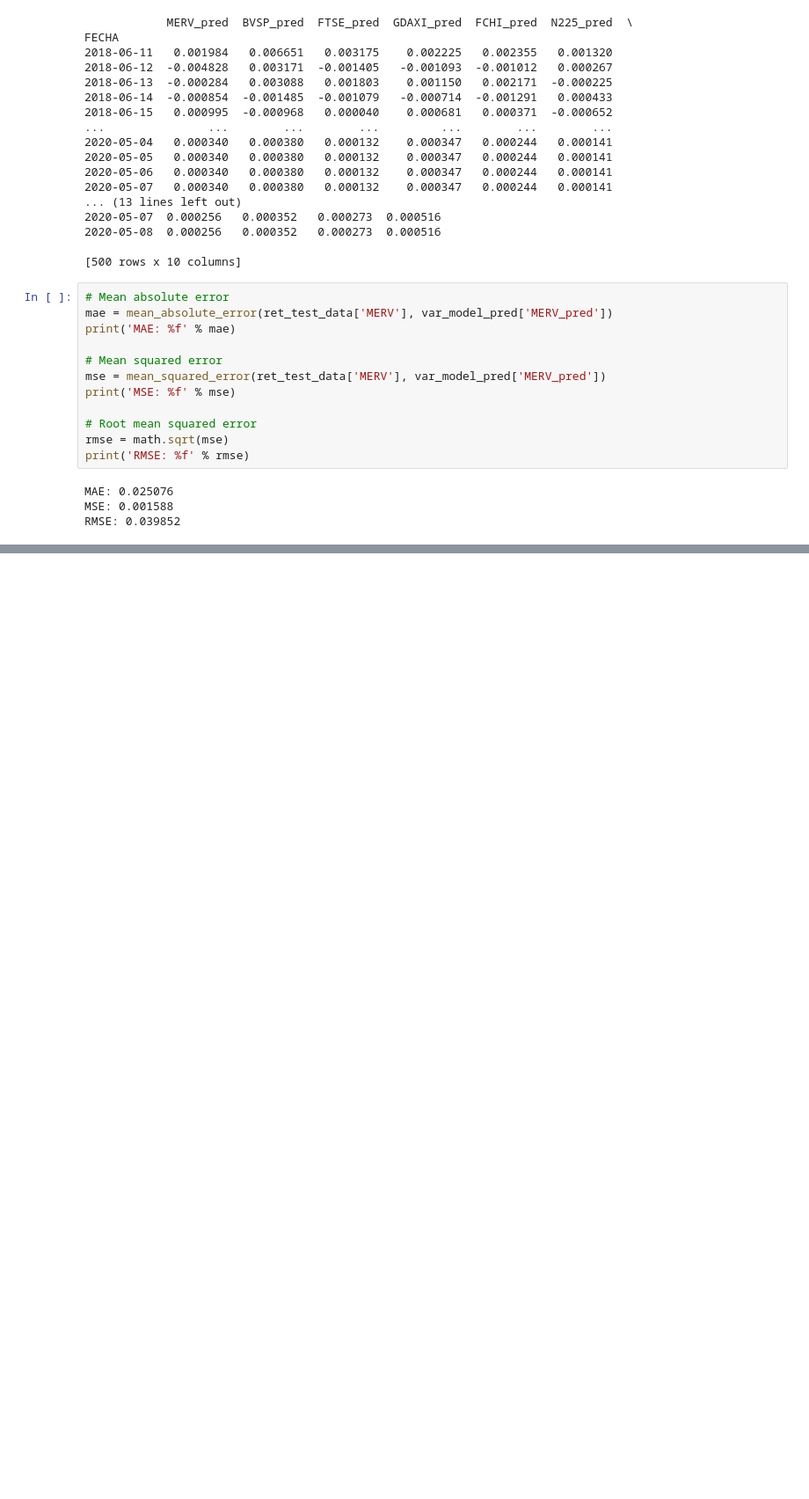
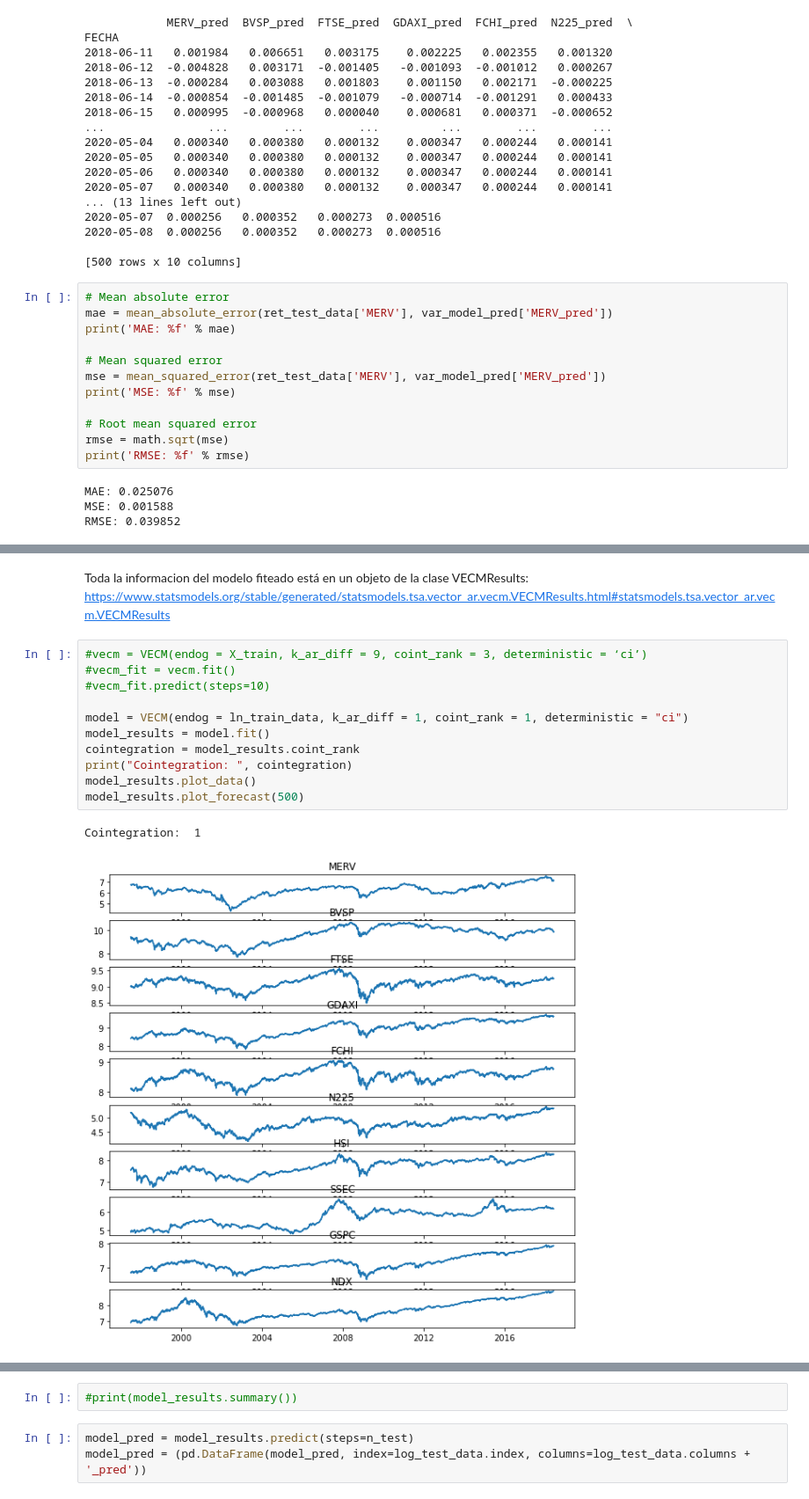
Before and after one commit to Martin317/mentoria-prediccion-indices-financieros, a Jupyter notebook: TP4AprendizajeSupervisado/EnunciadoTP4AprendizajeSupervisado.ipynb, the cells around one changed output, grey strips where cells are left out. Shown: that part at 88% size. Saved outputs shown, nothing was run; the diff lists cells and outputs as text; blank space fills up the shorter version.

Commit message:
Modelo VECM

```diff
--- a/TP4AprendizajeSupervisado/EnunciadoTP4AprendizajeSupervisado.ipynb
+++ b/TP4AprendizajeSupervisado/EnunciadoTP4AprendizajeSupervisado.ipynb
@@ -264,0 +372,16 @@ RMSE: 0.039852
+# %% [markdown]
+Toda la informacion del modelo fiteado está en un objeto de la clase VECMResults: https://www.statsmodels.org/stable/generated/statsmodels.tsa.vector_ar.vecm.VECMResults.html#statsmodels.tsa.vector_ar.vecm.VECMResults
+# %%
+#vecm = VECM(endog = X_train, k_ar_diff = 9, coint_rank = 3, deterministic = ‘ci’)
+#vecm_fit = vecm.fit()
+#vecm_fit.predict(steps=10)
+
+model = VECM(endog = ln_train_data, k_ar_diff = 1, coint_rank = 1, deterministic = "ci")
+model_results = model.fit()
+cointegration = model_results.coint_rank
+print("Cointegration: ", cointegration)
+model_results.plot_data()
+model_results.plot_forecast(500)
+# %% [output]
+Cointegration:  1
+[figure, added]
@@ -264,0 +389,5 @@ RMSE: 0.039852
+# %%
+#print(model_results.summary())
+# %%
+model_pred = model_results.predict(steps=n_test)
+model_pred = (pd.DataFrame(model_pred, index=log_test_data.index, columns=log_test_data.columns + '_pred'))
```
Also changed, not shown: parts of 13 cells of this notebook.
